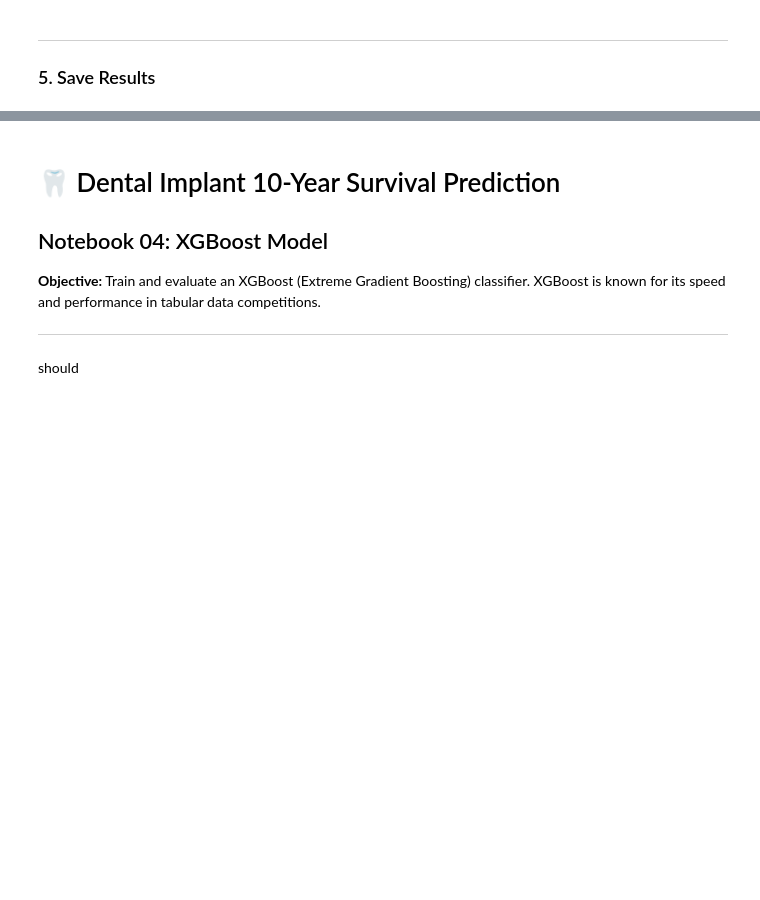
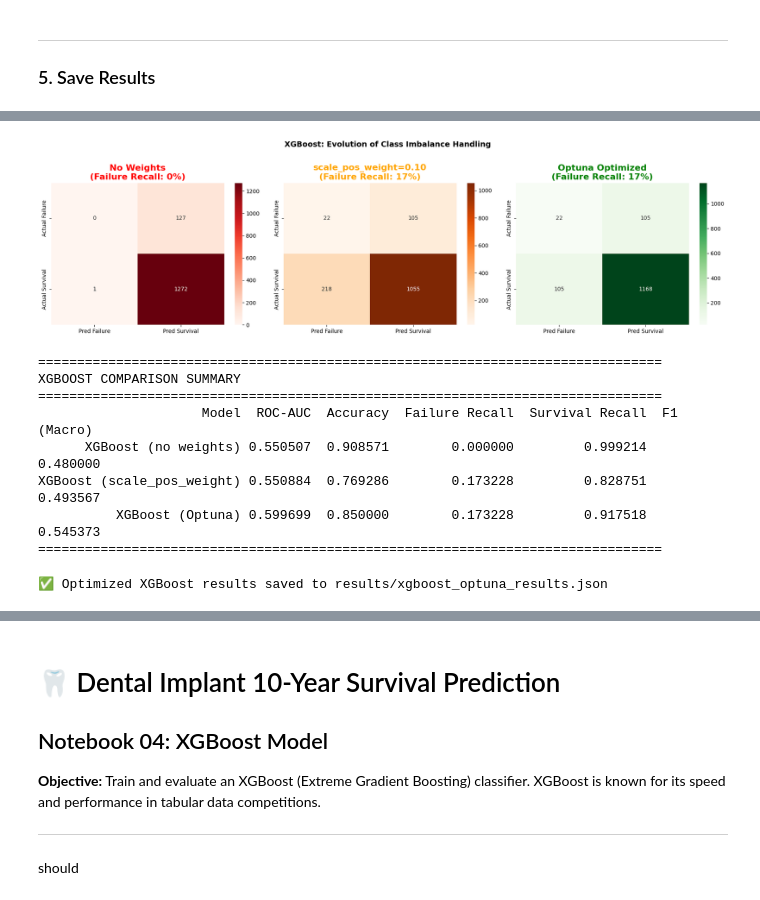
Before and after one commit to Tuminha/Implant-Success-Kaggle-Competition-, a Jupyter notebook: notebooks/04_XGBoost.ipynb, the cells around one changed output, grey strips where cells are left out. Cells and saved outputs as stored; diff of their text form; code cells hidden in the pictures; blank space fills up the shorter version.

```diff
--- a/notebooks/04_XGBoost.ipynb
+++ b/notebooks/04_XGBoost.ipynb
@@ -204,3 +478,82 @@ print("✅ Results saved to results/xgboost_results.json")
+# %%
+# =============================================================================
+# COMPARISON: Before vs After Optuna
+# =============================================================================
+
+fig, axes = plt.subplots(1, 3, figsize=(18, 5))
+
+# No weights
+cm1 = confusion_matrix(y_val, y_pred_xgb)
+sns.heatmap(cm1, annot=True, fmt='d', cmap='Reds', ax=axes[0],
+            xticklabels=['Pred Failure', 'Pred Survival'],
+            yticklabels=['Actual Failure', 'Actual Survival'])
+axes[0].set_title(f'No Weights\n(Failure Recall: {recall_0_xgb:.0%})', fontweight='bold', color='red')
+
+# scale_pos_weight (manual)
+cm2 = confusion_matrix(y_val, y_pred_xgb_bal)
+sns.heatmap(cm2, annot=True, fmt='d', cmap='Oranges', ax=axes[1],
+            xticklabels=['Pred Failure', 'Pred Survival'],
+            yticklabels=['Actual Failure', 'Actual Survival'])
+axes[1].set_title(f'scale_pos_weight={scale:.2f}\n(Failure Recall: {recall_0_xgb_bal:.0%})', fontweight='bold', color='orange')
+
+# Optuna optimized
+cm3 = confusion_matrix(y_val, y_pred_opt)
+sns.heatmap(cm3, annot=True, fmt='d', cmap='Greens', ax=axes[2],
+            xticklabels=['Pred Failure', 'Pred Survival'],
+            yticklabels=['Actual Failure', 'Actual Survival'])
+axes[2].set_title(f'Optuna Optimized\n(Failure Recall: {recall_0_opt:.0%})', fontweight='bold', color='green')
+
+plt.suptitle('XGBoost: Evolution of Class Imbalance Handling', fontsize=14, fontweight='bold', y=1.02)
+plt.tight_layout()
+plt.savefig('../figures/xgb_optuna_comparison.png', dpi=150, bbox_inches='tight')
+plt.show()
+
+# Summary table
+print("\n" + "=" * 80)
+print("XGBOOST COMPARISON SUMMARY")
+print("=" * 80)
+comparison = pd.DataFrame({
+    'Model': ['XGBoost (no weights)', 'XGBoost (scale_pos_weight)', 'XGBoost (Optuna)'],
+    'ROC-AUC': [roc_auc_xgb, roc_auc_xgb_bal, roc_auc_opt],
+    'Accuracy': [accuracy_xgb, accuracy_xgb_bal, accuracy_opt],
+    'Failure Recall': [recall_0_xgb, recall_0_xgb_bal, recall_0_opt],
+    'Survival Recall': [recall_1_xgb, recall_1_xgb_bal, recall_1_opt],
+    'F1 (Macro)': [0.48, f1_xgb_bal, f1_opt]
+})
+print(comparison.to_string(index=False))
+print("=" * 80)
+# %% [output]
+[figure, added]
+================================================================================
+XGBOOST COMPARISON SUMMARY
+================================================================================
+                     Model  ROC-AUC  Accuracy  Failure Recall  Survival Recall  F1 (Macro)
+      XGBoost (no weights) 0.550507  0.908571        0.000000         0.999214    0.480000
+XGBoost (scale_pos_weight) 0.550884  0.769286        0.173228         0.828751    0.493567
+          XGBoost (Optuna) 0.599699  0.850000        0.173228         0.917518    0.545373
+================================================================================
+# %%
+# =============================================================================
+# SAVE OPTIMIZED RESULTS
+# =============================================================================
+
+results_xgb_opt = {
+    "model": "XGBoost_Optuna",
+    "roc_auc": float(roc_auc_opt),
+    "pr_auc": float(pr_auc_opt),
+    "accuracy": float(accuracy_opt),
+    "recall_failure": float(recall_0_opt),
+    "recall_survival": float(recall_1_opt),
+    "f1_macro": float(f1_opt),
+    "best_params": study.best_params
+}
+
+with open('../results/xgboost_optuna_results.json', 'w') as f:
+    json.dump(results_xgb_opt, f, indent=2)
+
+print("✅ Optimized XGBoost results saved to results/xgboost_optuna_results.json")
+# %% [output]
+✅ Optimized XGBoost results saved to results/xgboost_optuna_results.json
 # %% [markdown]
 ---
 
```
Also changed, not shown: parts of 15 cells of this notebook, 16 other files.
